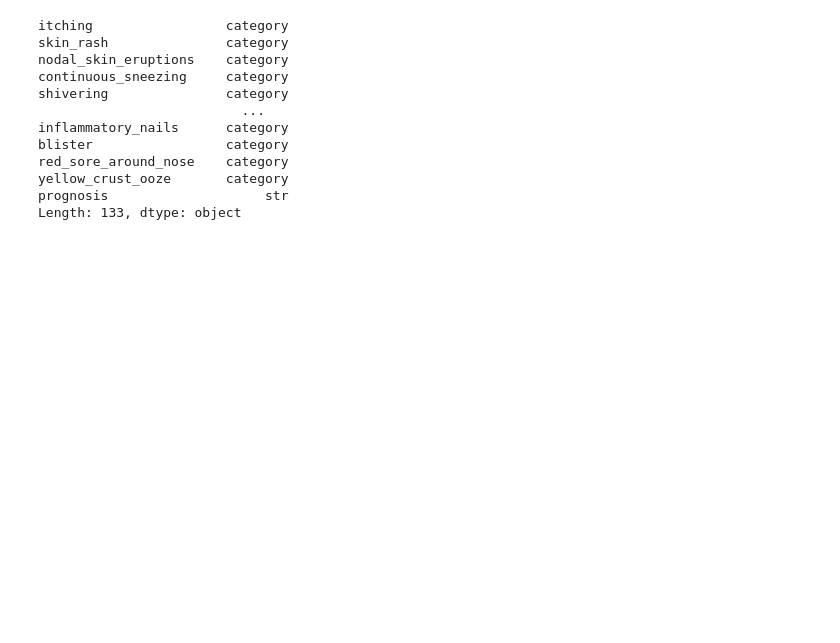
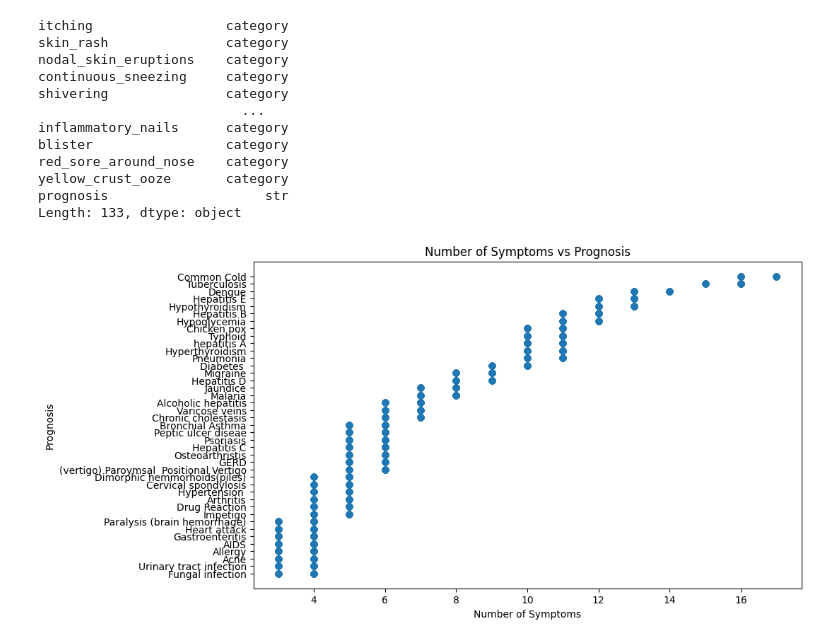
Before and after one commit to deeqa-s/Disease_Prediction_With_ML, a Jupyter notebook: experiments/EDA_deeqa.ipynb, the cells around one changed output. Drawn from its saved outputs; the diff is of its cells as text; code cells hidden in the pictures; blank space fills up the shorter version.

```diff
--- a/experiments/EDA_deeqa.ipynb
+++ b/experiments/EDA_deeqa.ipynb
@@ -76,3 +76,23 @@ red_sore_around_nose    category
 yellow_crust_ooze       category
 prognosis                    str
 Length: 133, dtype: object
+# %%
+#change the datatype of the features to int
+for col in training_data.columns[1:132]:
+    training_data[col] = training_data[col].astype(int)
+
+#sort the data by the number of symptoms (the sum of the features) and plot the distribution of the target variable for each number of symptoms
+
+#for each observation, count the number of features that have a value of 1 and add it as a new feature
+training_data['num_symptoms'] = training_data.iloc[:, :-1].sum(axis=1)
+training_data = training_data.sort_values(by='num_symptoms')
+
+#plot the number of symptoms for each observation against the target variable
+plt.figure(figsize=(10, 6))
+plt.scatter(training_data['num_symptoms'], training_data['prognosis'])
+plt.xlabel('Number of Symptoms')
+plt.ylabel('Prognosis')
+plt.title('Number of Symptoms vs Prognosis')
+plt.show()
+# %% [output]
+[figure, added]
```
Also changed, not shown: parts of 6 cells of this notebook.
